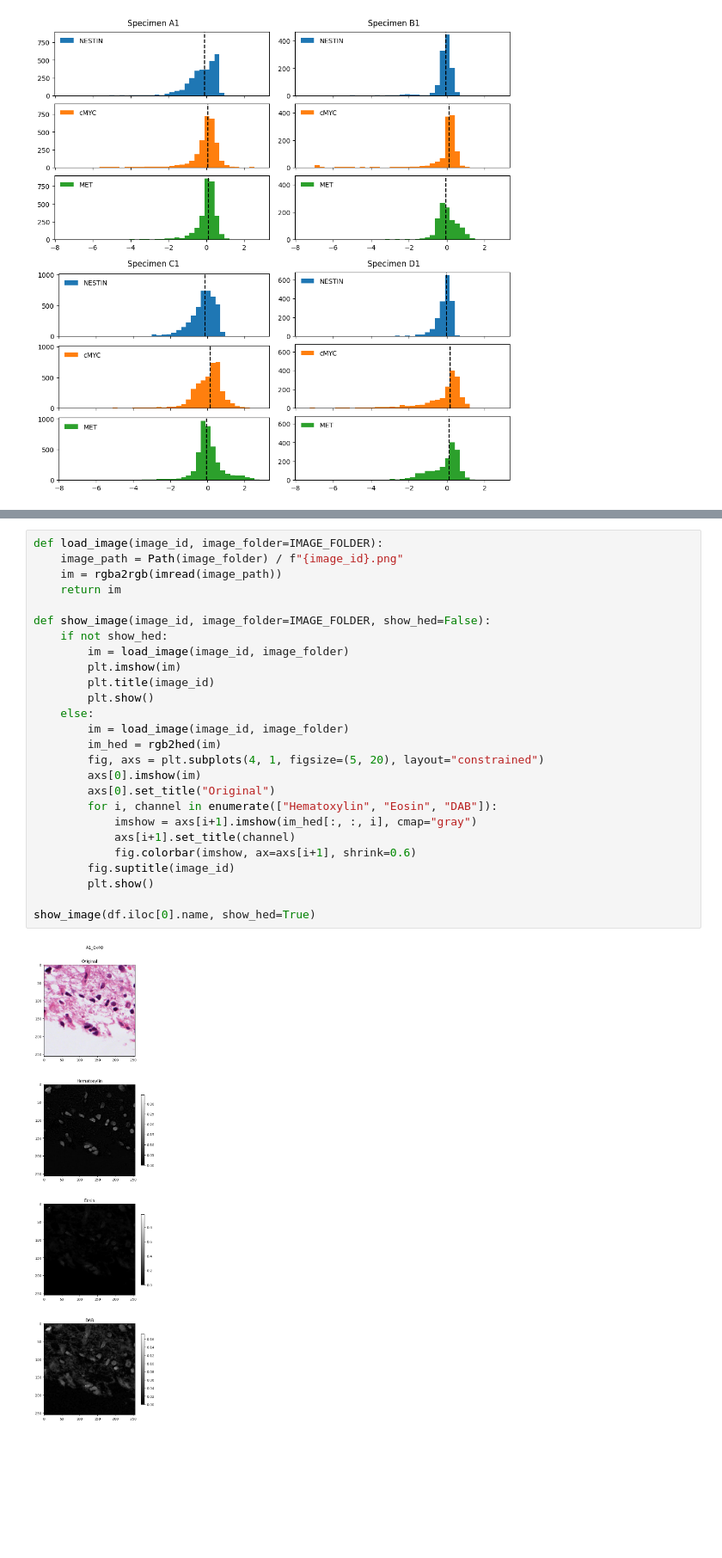
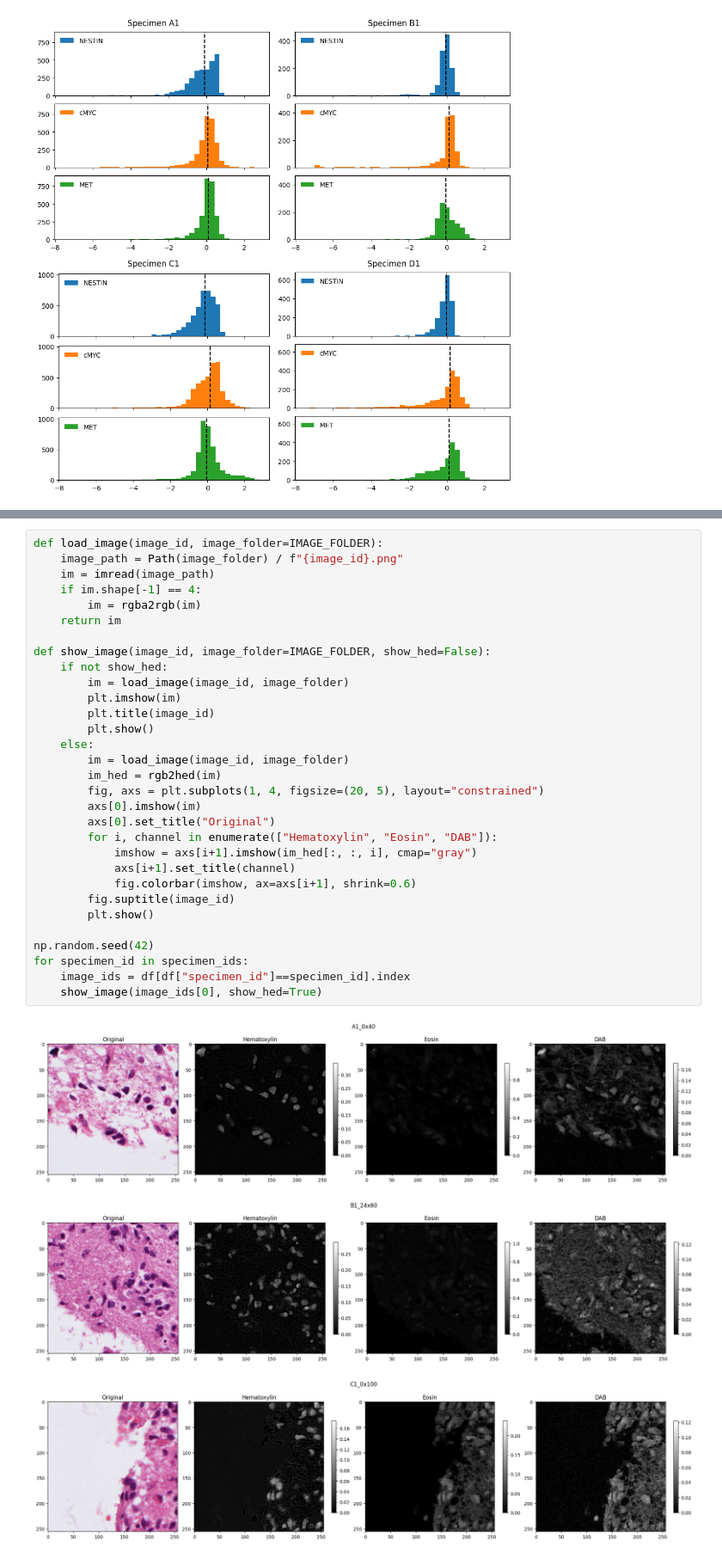
Before and after one commit to brendanbennett/CS909, a Jupyter notebook: 2024/A2/assignment2.ipynb, the cells around one changed output, grey strips where cells are left out. Shown at 86% size. Drawn from its saved outputs; the diff is of its cells as text; blank space fills up the shorter version.

```diff
--- a/2024/A2/assignment2.ipynb
+++ b/2024/A2/assignment2.ipynb
@@ -116,28 +126,35 @@ The distributions of the different proteins is broadly similar across the differ
 # %%
 def load_image(image_id, image_folder=IMAGE_FOLDER):
     image_path = Path(image_folder) / f"{image_id}.png"
-    im = rgba2rgb(imread(image_path))
+    im = imread(image_path)
+    if im.shape[-1] == 4:
+        im = rgba2rgb(im)
     return im
 
 def show_image(image_id, image_folder=IMAGE_FOLDER, show_hed=False):
     if not show_hed:
         im = load_image(image_id, image_folder)
         plt.imshow(im)
         plt.title(image_id)
         plt.show()
     else:
         im = load_image(image_id, image_folder)
         im_hed = rgb2hed(im)
-        fig, axs = plt.subplots(4, 1, figsize=(5, 20), layout="constrained")
+        fig, axs = plt.subplots(1, 4, figsize=(20, 5), layout="constrained")
         axs[0].imshow(im)
         axs[0].set_title("Original")
         for i, channel in enumerate(["Hematoxylin", "Eosin", "DAB"]):
             imshow = axs[i+1].imshow(im_hed[:, :, i], cmap="gray")
             axs[i+1].set_title(channel)
             fig.colorbar(imshow, ax=axs[i+1], shrink=0.6)
         fig.suptitle(image_id)
         plt.show()
 
-show_image(df.iloc[0].name, show_hed=True)
+np.random.seed(42)
+for specimen_id in specimen_ids:
+    image_ids = df[df["specimen_id"]==specimen_id].index
+    show_image(image_ids[0], show_hed=True)
 # %% [output]
-[figure, old version]
+[figure, new version]
+[figure, added]
+[figure, added]
```
Also changed, not shown: parts of 17 cells of this notebook, 1 other file.
